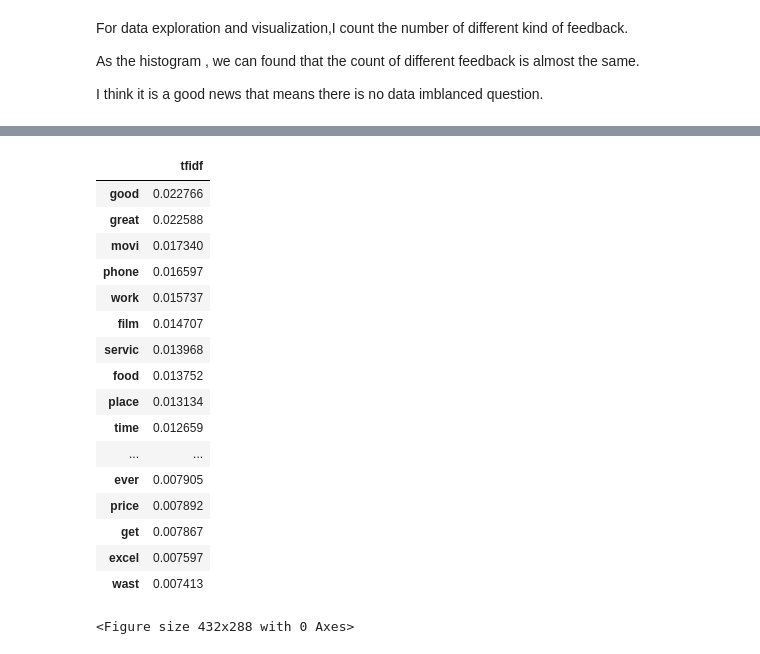
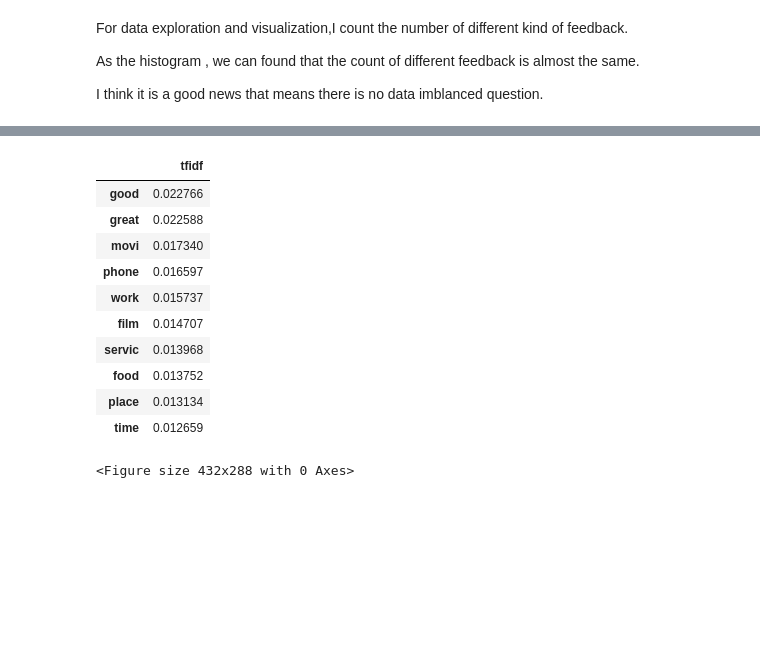
Before and after one commit to mchung0417/DM19-Lab1-Homework1, a Jupyter notebook: DM19-Lab1-Homework.ipynb, the cells around one changed output, grey strips where cells are left out. Saved outputs shown, nothing was run; the diff lists cells and outputs as text; code cells hidden in the pictures; blank space fills up the shorter version.

```diff
--- a/DM19-Lab1-Homework.ipynb
+++ b/DM19-Lab1-Homework.ipynb
@@ -400,30 +393,24 @@ plt.show()
 # %%
 transformer = TfidfTransformer()
 tfidf = transformer.fit_transform(Y_vec)
 tfidf = pd.DataFrame(tfidf.toarray())
 tfidf = tfidf.rename(words,axis = 1)
 tfidf_ = pd.DataFrame(tfidf.mean(axis=0),word)
 tfidf_.columns=['tfidf']
 tfidf_.sort_values(by='tfidf',ascending=False,inplace = True)
-tfidf_[0:30]
+tfidf_[0:10]
 # %% [output]
 |  | tfidf |
 | good | 0.022766 |
 | great | 0.022588 |
 | movi | 0.017340 |
 | phone | 0.016597 |
 | work | 0.015737 |
 | film | 0.014707 |
 | servic | 0.013968 |
 | food | 0.013752 |
 | place | 0.013134 |
 | time | 0.012659 |
-| ... | ... |
-| ever | 0.007905 |
-| price | 0.007892 |
-| get | 0.007867 |
-| excel | 0.007597 |
-| wast | 0.007413 |
 # %%
 plt.figure()
 tfidf_[0:30].plot(kind ='barh',title='TFIDF',figsize=(6,8),legend = None)
```
Also changed, not shown: parts of 5 cells of this notebook.
